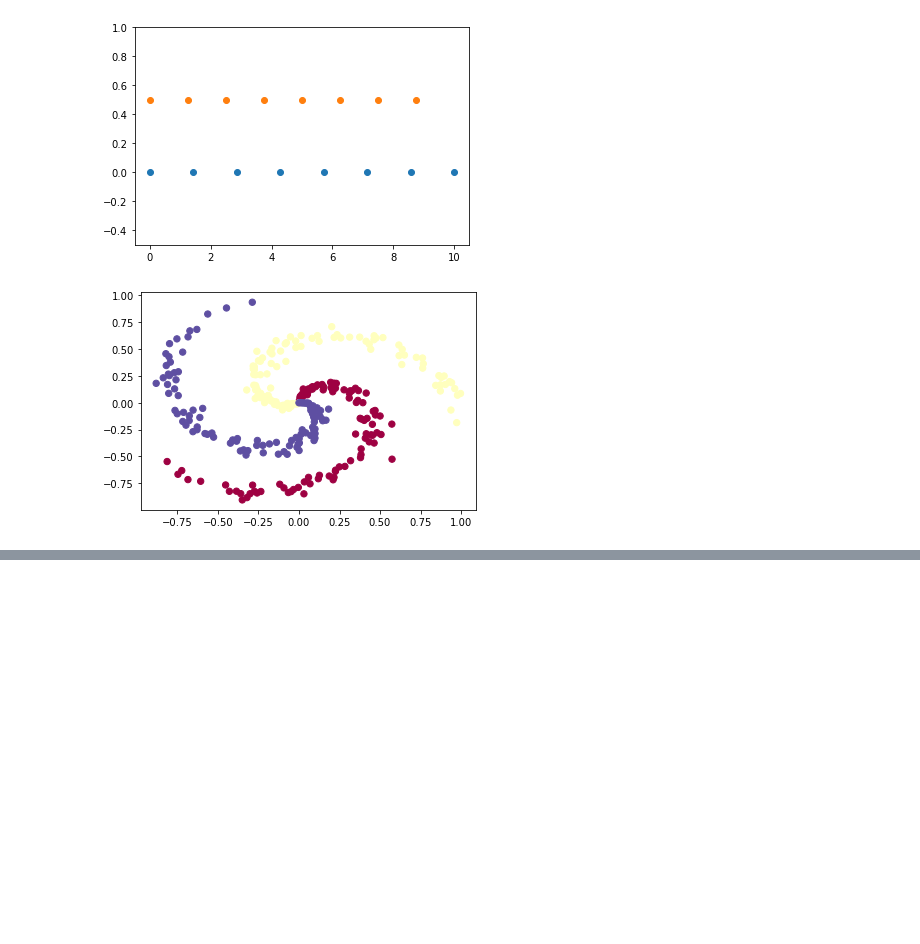
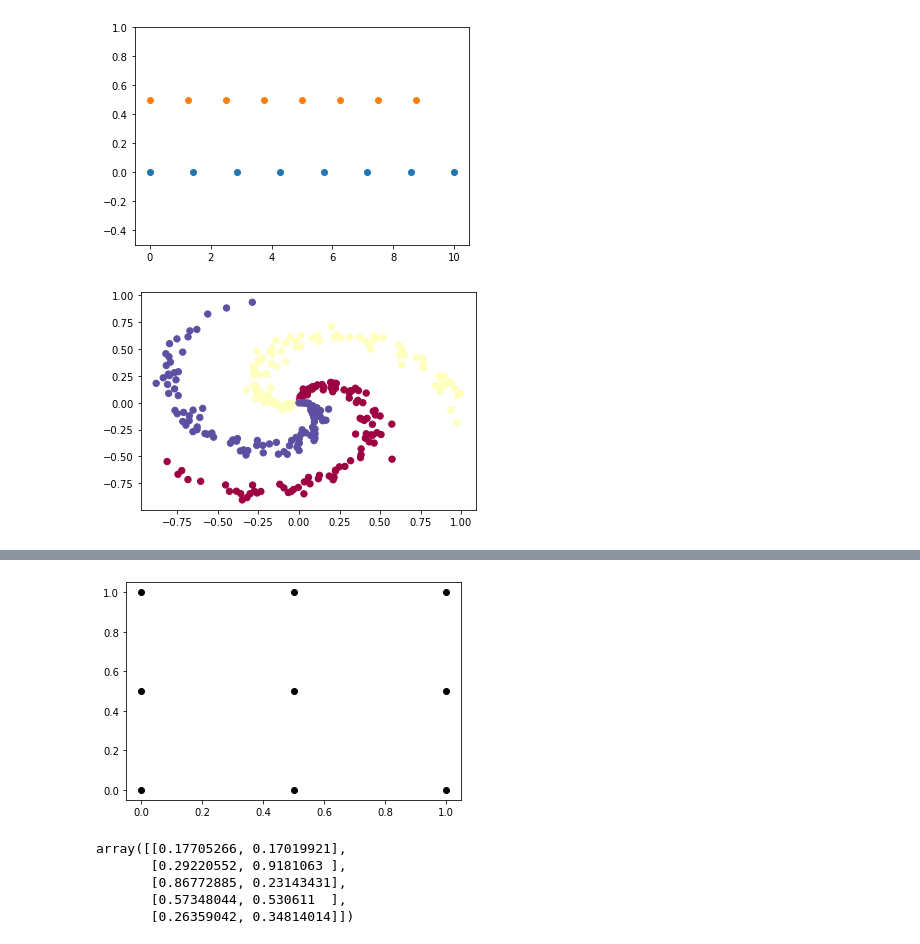
Before and after one commit to AndrewstheBuilder/ScratchNeuralNet, a Jupyter notebook: Understanding Graphing Utils.ipynb, the cells around one changed output, grey strips where cells are left out. Cells and saved outputs as stored; diff of their text form; code cells hidden in the pictures; blank space fills up the shorter version.

Commit message:
Add notebook where I play around to make my understanding of the various graphing utils deeper from the Andrew Ng coursera course

```diff
--- a/Understanding Graphing Utils.ipynb
+++ b/Understanding Graphing Utils.ipynb
@@ -35,0 +65,18 @@ plt.show()
+# %%
+import numpy as np
+
+# Checkout numpy meshgrid and see what its about
+nx, ny = (3, 3)
+
+x = np.linspace(0, 1, nx)
+print('x',x)
+
+y = np.linspace(0, 1, ny)
+print('y', y)
+
+xv, yv = np.meshgrid(x, y)
+
+print('------------------------------')
+print('xv', xv)
+print()
+print('yv', yv)
@@ -35,0 +94,17 @@ plt.show()
+# %%
+# Plot the result of the meshgrid
+import matplotlib.pyplot as plt
+
+plt.plot(xv, yv, marker='o', color='k', linestyle='none')
+
+plt.show()
+# %% [output]
+[figure, added]
+# %%
+np.random.rand(5,2)
+# %% [output]
+array([[0.17705266, 0.17019921],
+       [0.29220552, 0.9181063 ],
+       [0.86772885, 0.23143431],
+       [0.57348044, 0.530611  ],
+       [0.26359042, 0.34814014]])
```
Also changed, not shown: parts of 4 cells of this notebook.
